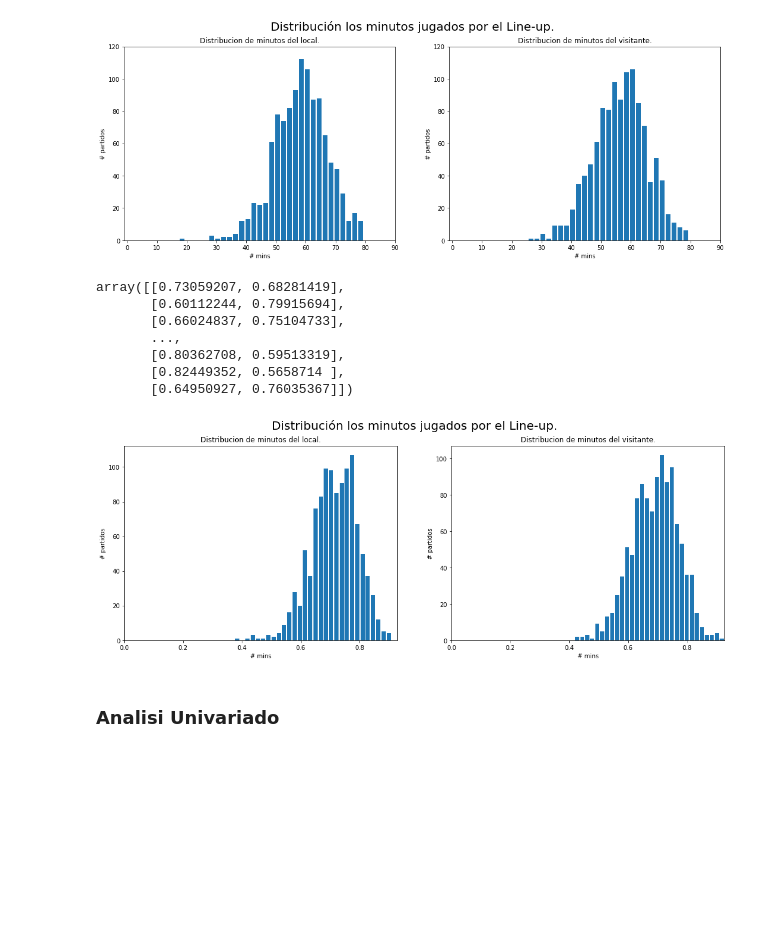
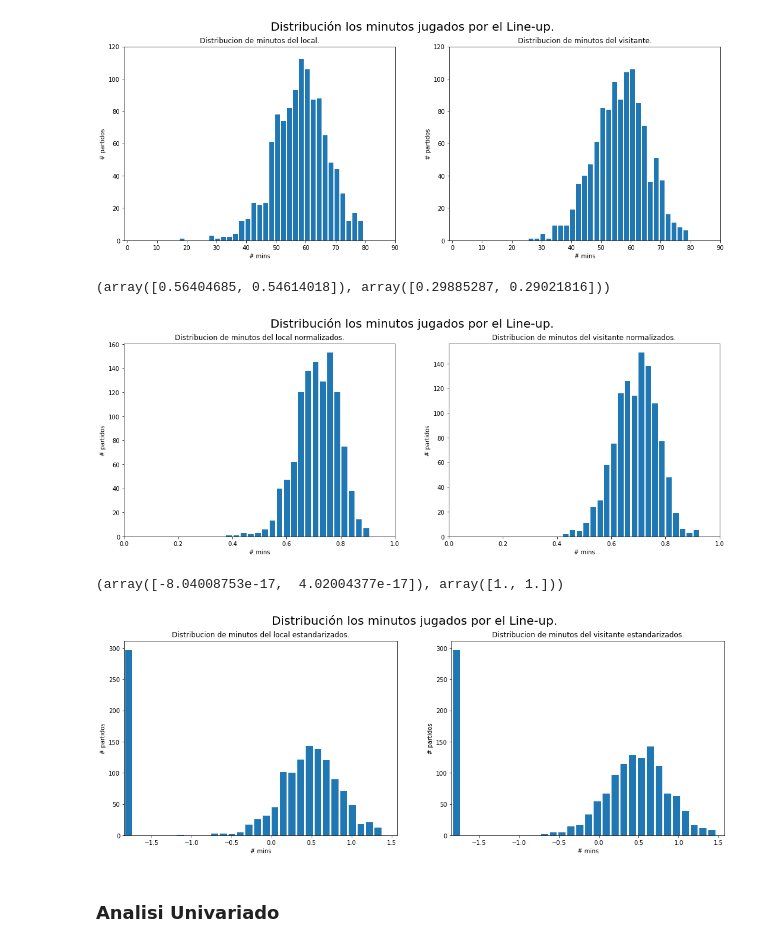
Before and after one commit to prunonos/football_analytics, a Jupyter notebook: code/feature_selection.ipynb, the cells around one changed output. Drawn from its saved outputs; the diff is of its cells as text; code cells hidden in the pictures; blank space fills up the shorter version.

```diff
--- a/code/feature_selection.ipynb
+++ b/code/feature_selection.ipynb
@@ -607,36 +607,30 @@ plt.savefig(path_graphs + 'mins_lineup_distribution.jpg', format='jpg', dpi=200)
 [figure]
 # %%
 mins_norm = preprocessing.normalize(data[idxs])
-# %%
-mins_norm
-# %% [output]
-array([[0.73059207, 0.68281419],
-       [0.60112244, 0.79915694],
-       [0.66024837, 0.75104733],
-       ...,
-       [0.80362708, 0.59513319],
-       [0.82449352, 0.5658714 ],
-       [0.64950927, 0.76035367]])
+# %%
+np.mean(mins_norm,axis=0), np.std(mins_norm,axis=0)
+# %% [output]
+(array([0.56404685, 0.54614018]), array([0.29885287, 0.29021816]))
 # %%
 fig, axs = plt.subplots(1,2,figsize=(18,6))
 
 fig.suptitle('Distribución los minutos jugados por el Line-up.', fontsize=20)
 
-axs[0].set_title('Distribucion de minutos del local.')
-axs[1].set_title('Distribucion de minutos del visitante.')
+axs[0].set_title('Distribucion de minutos del local normalizados.')
+axs[1].set_title('Distribucion de minutos del visitante normalizados.')
 
 max_value = np.max(mins_norm)
 
 # idxs = ['mins4_H','mins4_A']
 for i,ax in enumerate(axs):
     x = mins_norm[:,i][mins_norm[:,i] > 0]
-    ax.hist(x,bins=30,rwidth=0.8)
+    ax.hist(x,bins=20,rwidth=0.8)
     # ax.set_ylim(0,120)
-    ax.set_xlim([0,max_value])
+    ax.set_xlim([0,1])
     # ax.set_xticks(range(0,91,10))
     ax.set_xlabel('# mins')
     ax.set_ylabel('# partidos')
 
 plt.savefig(path_graphs + 'mins_lineup_norm_distribution.jpg', format='jpg', dpi=200)
 # %% [output]
-[figure, old version]
+[figure, new version]
@@ -643,3 +640,31 @@ plt.savefig(path_graphs + 'mins_lineup_norm_distribution.jpg', format='jpg', dpi
+# %%
+np.mean(mins_stand,axis=0), np.std(mins_stand,axis=0)
+# %% [output]
+(array([-8.04008753e-17,  4.02004377e-17]), array([1., 1.]))
+# %%
+fig, axs = plt.subplots(1,2,figsize=(18,6))
+
+fig.suptitle('Distribución los minutos jugados por el Line-up.', fontsize=20)
+
+axs[0].set_title('Distribucion de minutos del local estandarizados.')
+axs[1].set_title('Distribucion de minutos del visitante estandarizados.')
+
+max_value = np.max(mins_stand)
+min_value = np.min(mins_stand)
+
+# idxs = ['mins4_H','mins4_A']
+for i,ax in enumerate(axs):
+    x = mins_stand[:,i]#[mins_stand[:,i] > -1.0]
+    ax.hist(x,bins=30,rwidth=0.8)
+    # ax.set_ylim(0,120)
+    ax.set_xlim([min_value,max_value+0.1])
+    # ax.set_xticks(range(0,91,10))
+    ax.set_xlabel('# mins')
+    ax.set_ylabel('# partidos')
+
+plt.savefig(path_graphs + 'mins_lineup_stand_distribution.jpg', format='jpg', dpi=200)
+# %% [output]
+[figure, added]
 # %% [markdown]
 ### Analisi Univariado
 # %% [markdown]
```
Also changed, not shown: parts of 1 cell of this notebook, 39 other files.
